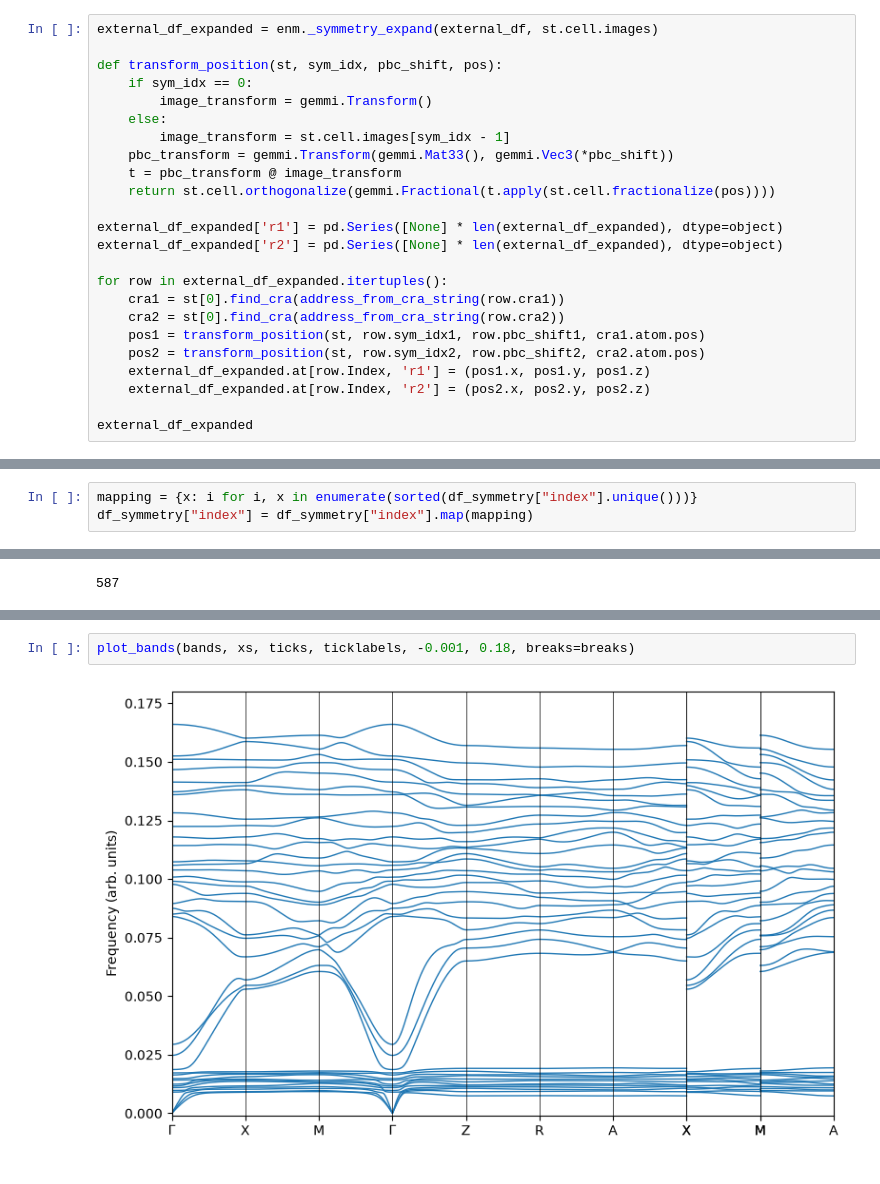
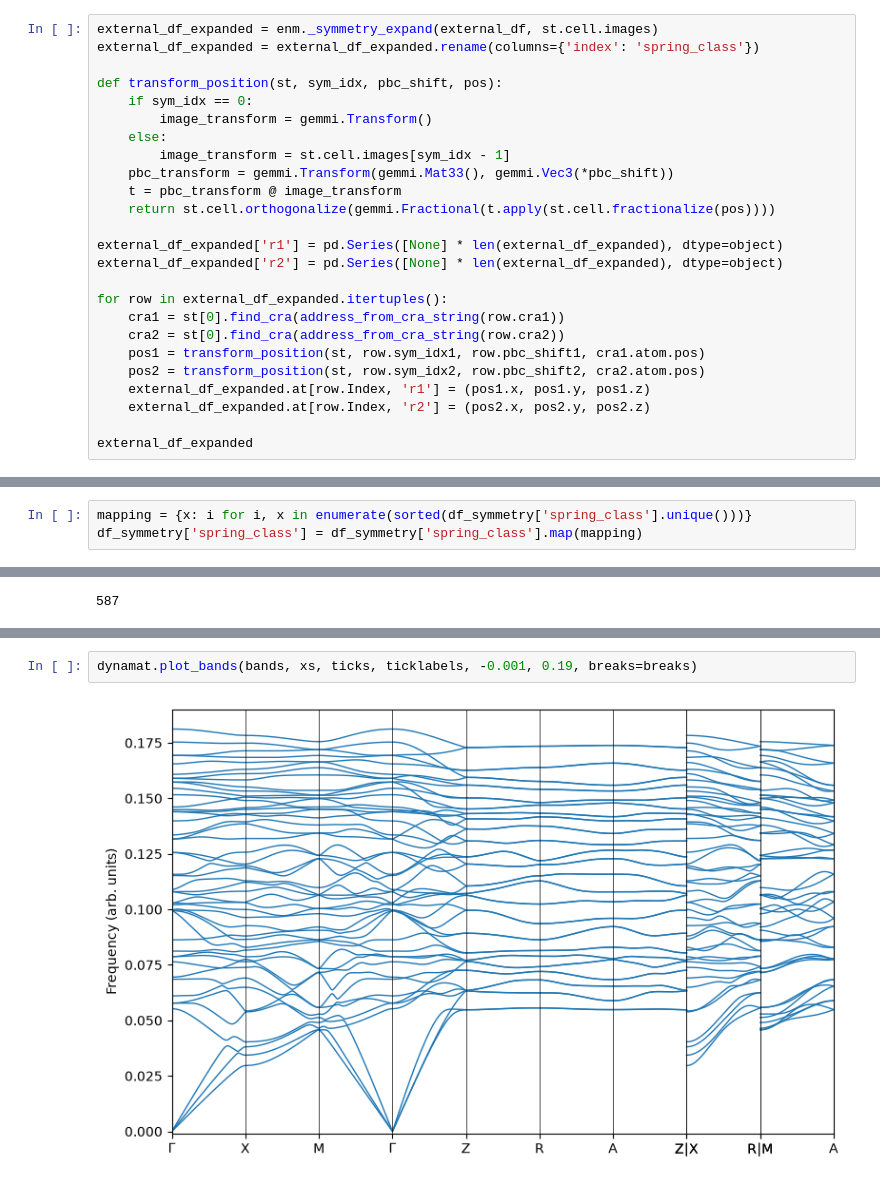
Before and after one commit to prism-science/goodvibes, a Jupyter notebook: sandbox/other-steve/hessian-bands.ipynb, the cells around one changed output, grey strips where cells are left out. Saved outputs shown, nothing was run; the diff lists cells and outputs as text.

Commit message:
fixed band structure calculation, checked lysozyme

```diff
--- a/sandbox/other-steve/hessian-bands.ipynb
+++ b/sandbox/other-steve/hessian-bands.ipynb
@@ -133,6 +133,7 @@ external_df
 # 4. Expand to fill unit cell and add node positions
 # %%
 external_df_expanded = enm._symmetry_expand(external_df, st.cell.images)
+external_df_expanded = external_df_expanded.rename(columns={'index': 'spring_class'})
 
 def transform_position(st, sym_idx, pbc_shift, pos):
     if sym_idx == 0:
@@ -414,4 +414,4 @@ external_df_expanded.iloc[[44]]
 # %%
-mapping = {x: i for i, x in enumerate(sorted(df_symmetry["index"].unique()))}
-df_symmetry["index"] = df_symmetry["index"].map(mapping)
+mapping = {x: i for i, x in enumerate(sorted(df_symmetry['spring_class'].unique()))}
+df_symmetry['spring_class'] = df_symmetry['spring_class'].map(mapping)
 # %%
@@ -1027,5 +506,5 @@ if __name__ == '__main__':
 # %%
-plot_bands(bands, xs, ticks, ticklabels, -0.001, 0.18, breaks=breaks)
+dynamat.plot_bands(bands, xs, ticks, ticklabels, -0.001, 0.19, breaks=breaks)
 # %% [output]
-[figure, old version]
+[figure, new version]
 # %%
```
Also changed, not shown: parts of 17 cells of this notebook, 5 other files.
